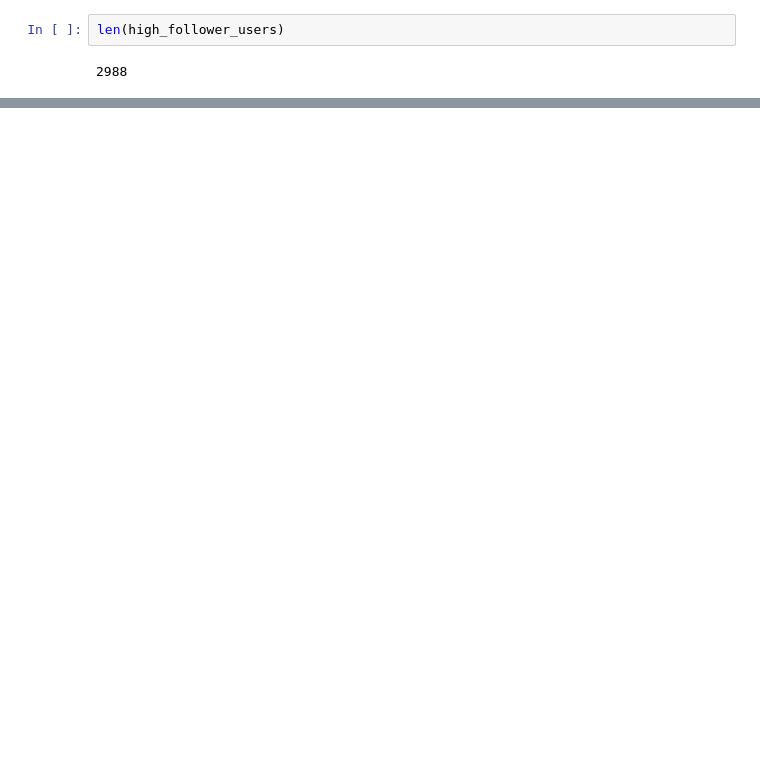
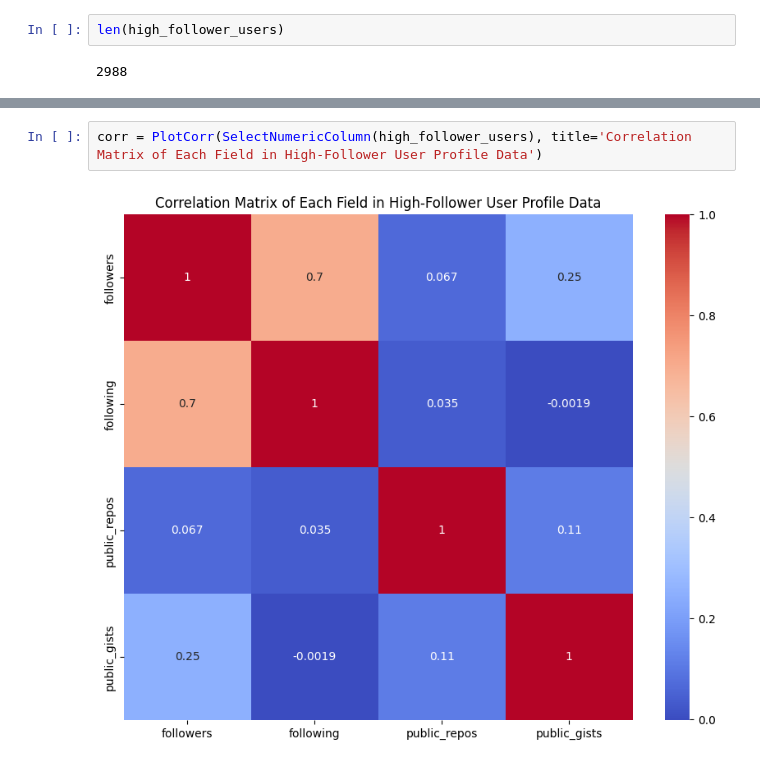
Before and after one commit to kritserv/analyze-how-python-developer-use-github, a Jupyter notebook: data_analysis.ipynb, the cells around one changed output, grey strips where cells are left out. Cells and saved outputs as stored; diff of their text form; blank space fills up the shorter version.

```diff
--- a/data_analysis.ipynb
+++ b/data_analysis.ipynb
@@ -66,3 +99,7 @@ corr = PlotCorr(SelectNumericColumn(profile_data), title='Correlation Matrix of
+# %%
+corr = PlotCorr(SelectNumericColumn(high_follower_users), title='Correlation Matrix of Each Field in High-Follower User Profile Data')
+# %% [output]
+[figure, added]
 # %%
 corr
 # %% [output]
```
Also changed, not shown: parts of 32 cells of this notebook, 1 other file.
